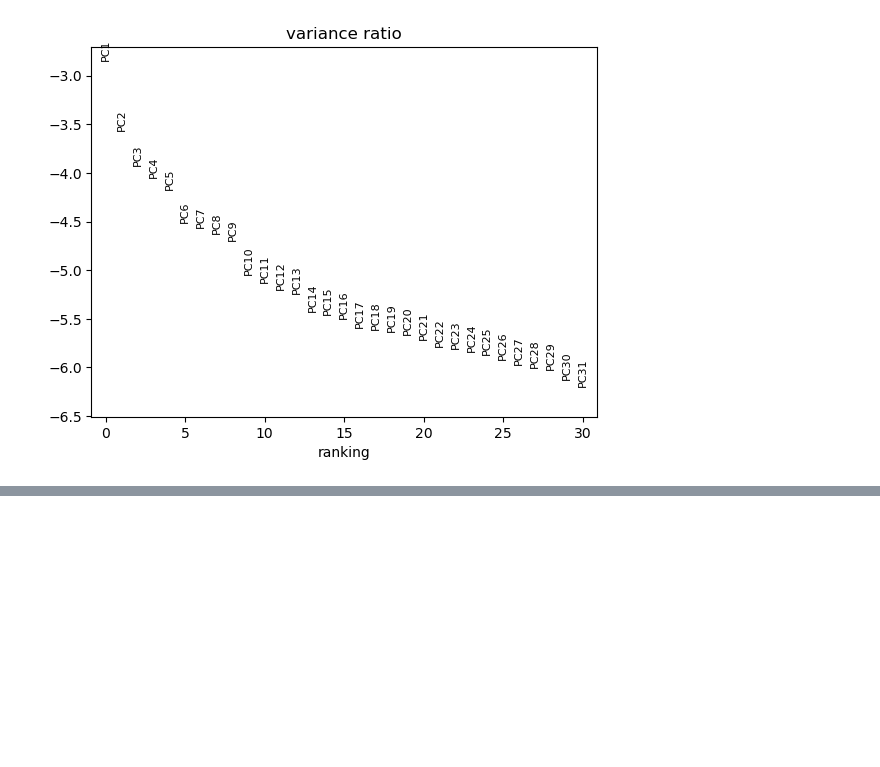
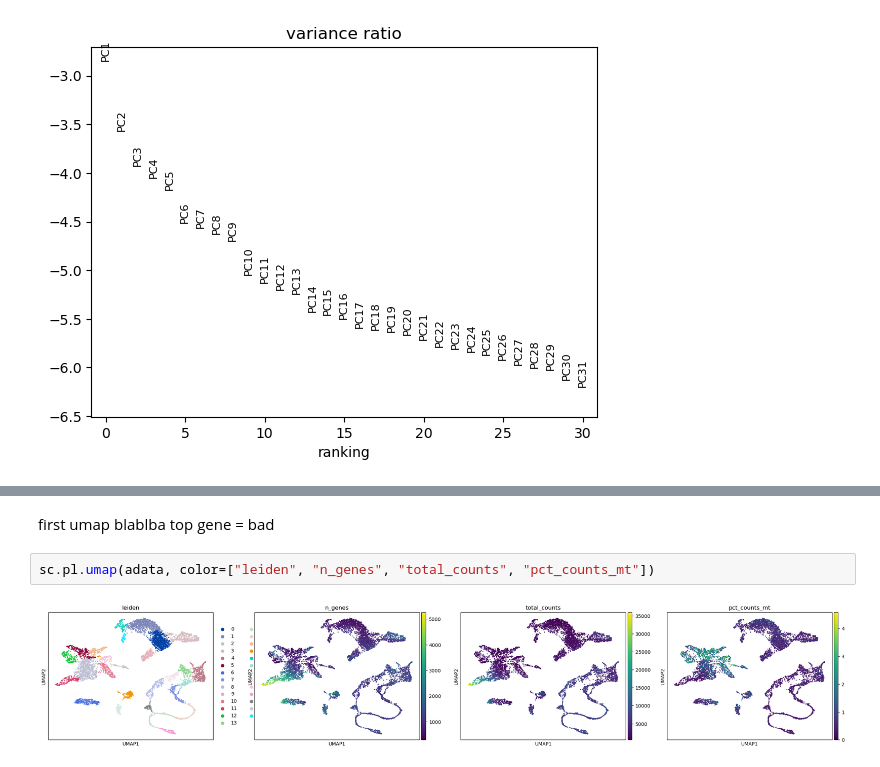
Before and after one commit to Gabrielle-Blouvac/scBIO, a Jupyter notebook: ovaries_RNA_seq_all.ipynb, the cells around one changed output, grey strips where cells are left out. Drawn from its saved outputs; the diff is of its cells as text; blank space fills up the shorter version.

```diff
--- a/ovaries_RNA_seq_all.ipynb
+++ b/ovaries_RNA_seq_all.ipynb
@@ -144,0 +178,6 @@ sc.pl.umap(adata, color=["Cp15", "mamo"])
+# %% [markdown]
+first umap blablba top gene = bad
+# %%
+sc.pl.umap(adata, color=["leiden", "n_genes", "total_counts", "pct_counts_mt"])
+# %% [output]
+[figure, added]
```
Also changed, not shown: parts of 31 cells of this notebook.
